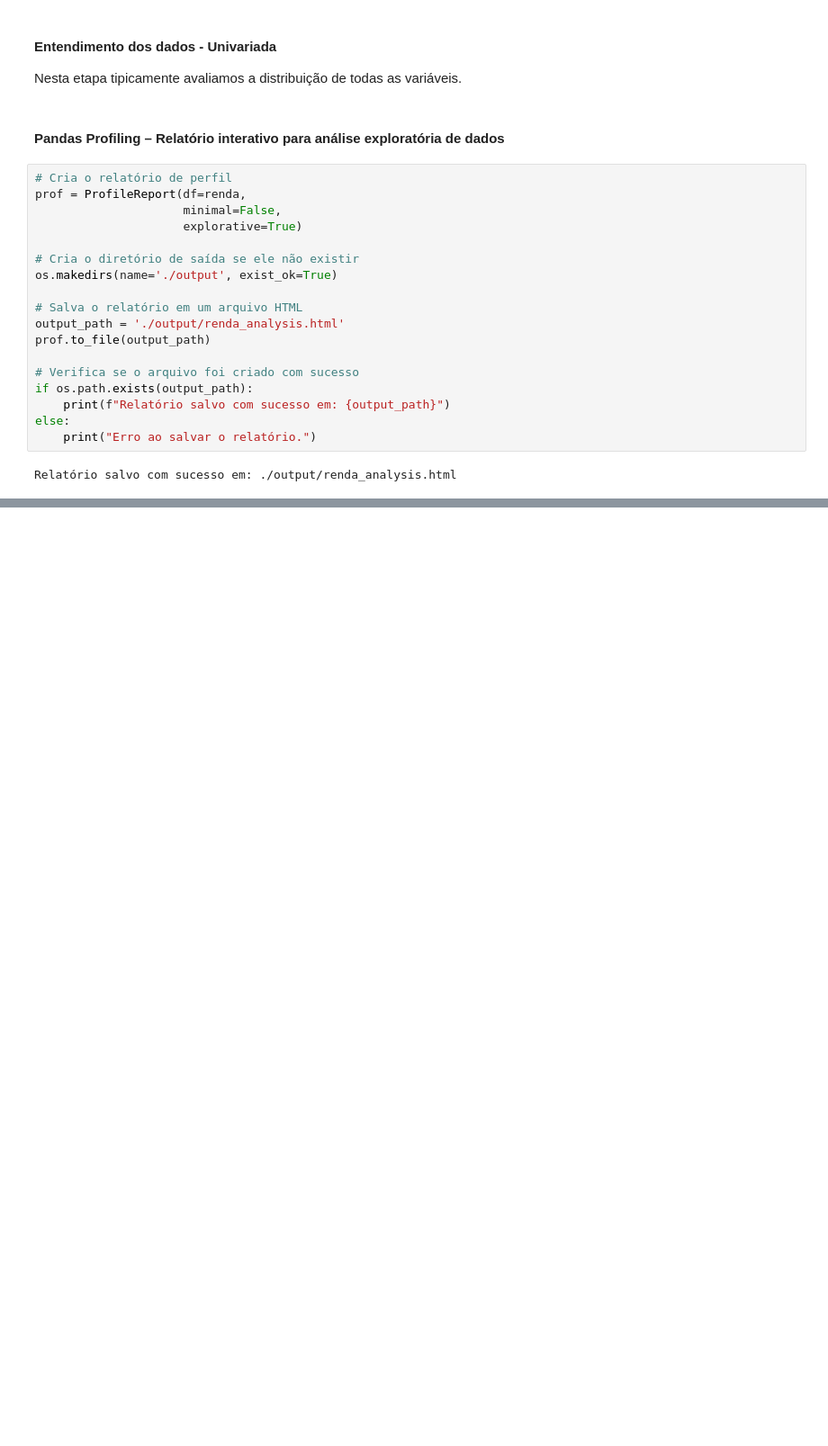
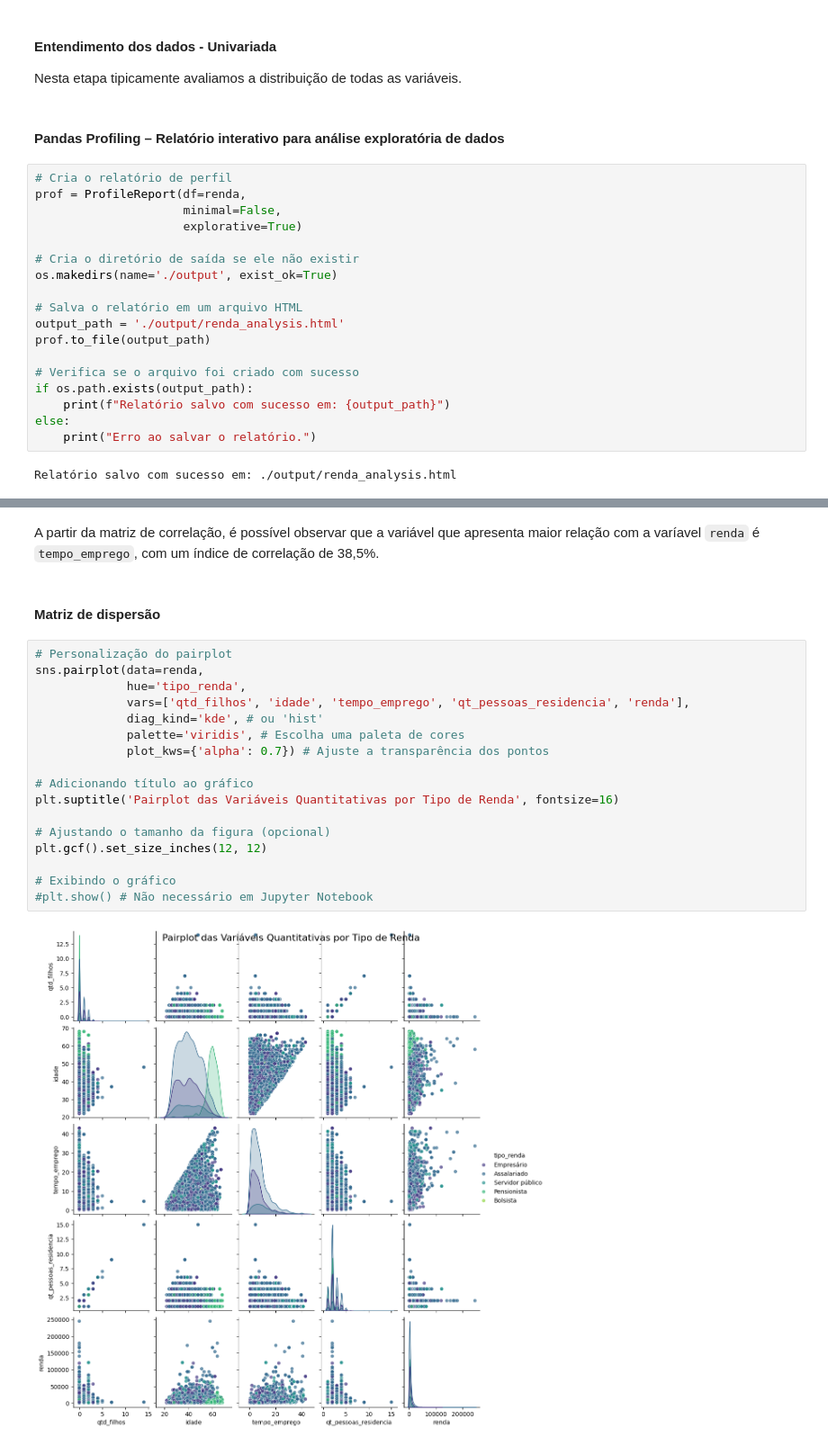
Before and after one commit to PaulodiasDeveloper/Previsao_renda, a Jupyter notebook: projeto_teste.ipynb, the cells around one changed output, grey strips where cells are left out. Shown at 90% size. Drawn from its saved outputs; the diff is of its cells as text; blank space fills up the shorter version.

Commit message:
Personaliza do Pairplot

```diff
--- a/projeto_teste.ipynb
+++ b/projeto_teste.ipynb
@@ -190,0 +219,23 @@ Relatório salvo com sucesso em: ./output/renda_analysis.html
+# %% [markdown]
+A partir da matriz de correlação, é possível observar que a variável que apresenta maior relação com a varíavel `renda` é `tempo_emprego`, com um índice de correlação de 38,5%.
+# %% [markdown]
+#### Matriz de dispersão
+# %%
+# Personalização do pairplot
+sns.pairplot(data=renda,
+             hue='tipo_renda',
+             vars=['qtd_filhos', 'idade', 'tempo_emprego', 'qt_pessoas_residencia', 'renda'],
+             diag_kind='kde', # ou 'hist'
+             palette='viridis', # Escolha uma paleta de cores
+             plot_kws={'alpha': 0.7}) # Ajuste a transparência dos pontos
+
+# Adicionando título ao gráfico
+plt.suptitle('Pairplot das Variáveis Quantitativas por Tipo de Renda', fontsize=16)
+
+# Ajustando o tamanho da figura (opcional)
+plt.gcf().set_size_inches(12, 12)
+
+# Exibindo o gráfico
+#plt.show() # Não necessário em Jupyter Notebook
+# %% [output]
+[figure, added]
```
Also changed, not shown: parts of 5 cells of this notebook.
